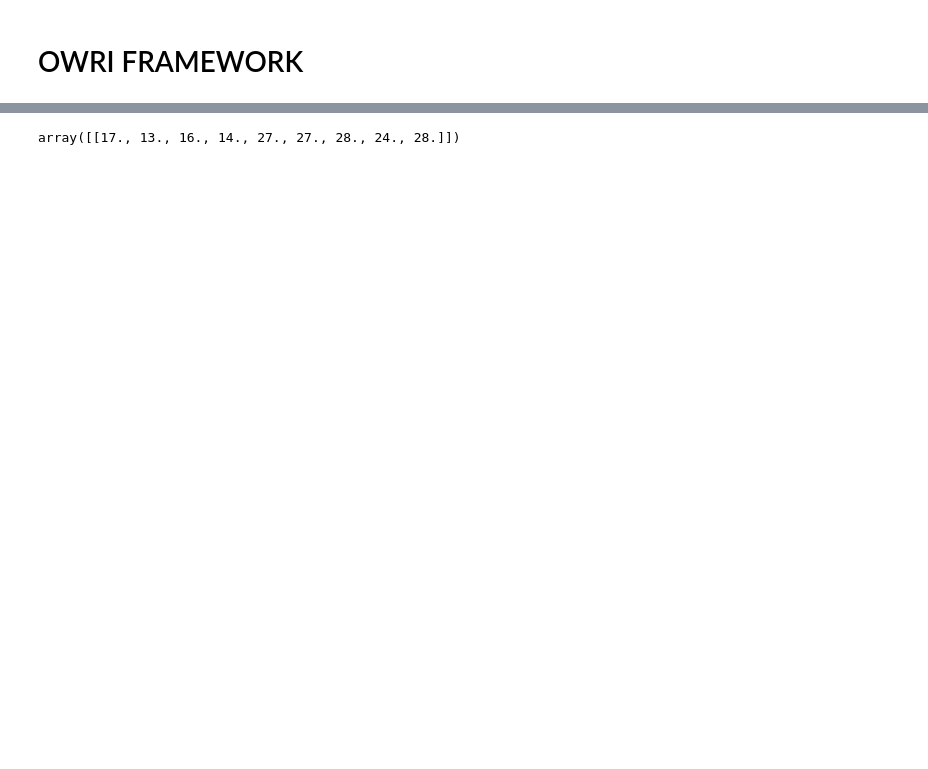
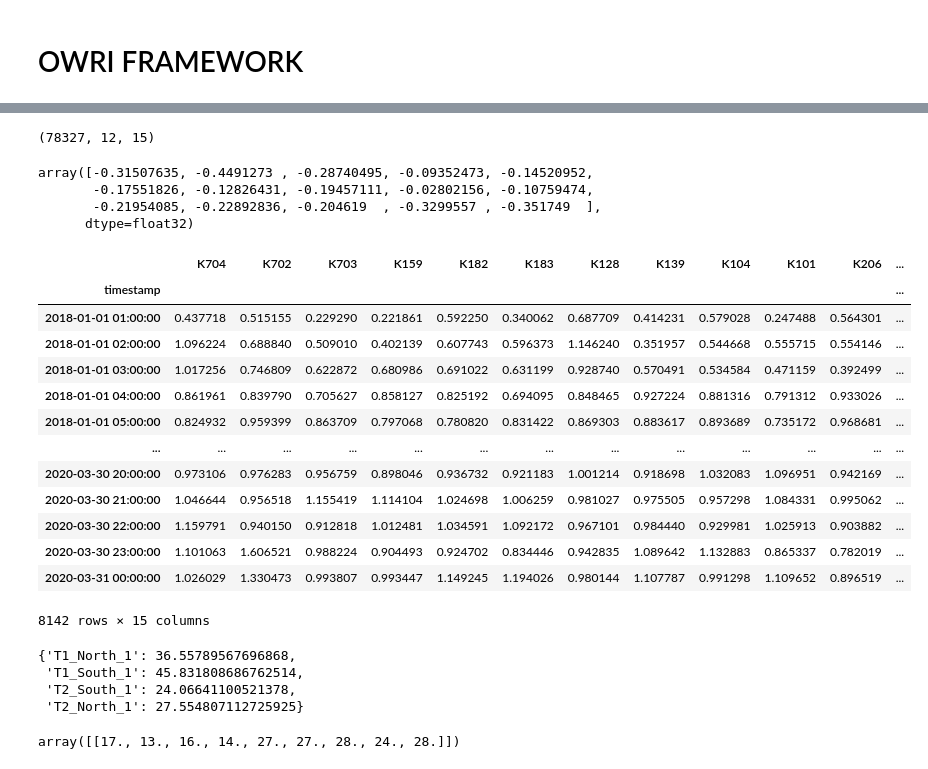
Before and after one commit to himanshudce/OWRI, a Jupyter notebook: notebooks/LSTM_multivariate_Pytorch.ipynb, the cells around one changed output, grey strips where cells are left out. Cells and saved outputs as stored; diff of their text form; code cells hidden in the pictures; blank space fills up the shorter version.

```diff
--- a/notebooks/LSTM_multivariate_Pytorch.ipynb
+++ b/notebooks/LSTM_multivariate_Pytorch.ipynb
@@ -55,6 +55,17 @@ def merge_trejectory_data(results, trajectory, direction):
         data = pd.merge(data, intersection, left_index=True, right_index=True, how='outer')
     data.dropna(inplace=True)
     return data
+# %%
+def add_top_corr_features(data, top_corr_df):
+    arr1 = []
+    for i in range(data.shape[0]):
+        arr2 = []
+        for j in range(data.shape[1]):
+            temp = data[i][j].reshape(-1,1) * top_corr_df.values
+            temp = temp.reshape(-1)
+            arr2.append(temp)
+        arr1.append(np.array(arr2))
+    return np.array(arr1)
 # %%
 def preprocess_df(df,top_corr_df, n_obs, n_features, sequence_length):
     #do scaling:
@@ -71,7 +82,12 @@ def preprocess_df(df,top_corr_df, n_obs, n_features, sequence_length):
     train_X = train_X.reshape((train_X.shape[0], sequence_length, n_features))
     test_X = test_X.reshape((test_X.shape[0], sequence_length, n_features))
 
-    # # add top correlated features
+    # add top correlated features weighted sum
+    train_X = add_top_corr_features(train_X, top_corr_df)
+    test_X = add_top_corr_features(test_X, top_corr_df)
+
+
+    # # add top correlated features as it is
     # corr_array = top_corr_df.values
     # corr_tiled_train = np.tile(corr_array, (train_X.shape[0], sequence_length, 1, 1))
     # corr_tiled_test = np.tile(corr_array, (test_X.shape[0], sequence_length, 1, 1))
@@ -183,9 +199,10 @@ def preprocess_df_2(df,ae_score):
     return weighted_df
 # %%
 # declare variables
-thresholds = [1]
-epoch = 50
-batch_size = 32
+thresholds = [0,0.25,0.5,0.75,1]
+# thresholds = [0.5]
+epoch = 100
+batch_size = 64
 learning_rate = 0.1
 hidden_size = 32
 num_layers = 1
@@ -222,10 +239,11 @@ for trajectory in results.keys(): # Loop over all trajectories
             top_corr_df = get_top_corr_features(top_corr_df, top_k_col) # get the top k correlated intersections
             n_features = len(df.columns) # number of features (correlated intersections)
             n_obs = sequence_length * n_features # number of columns in the input
-            weighted_df = preprocess_df_2(df,ae_score)
-            reframed = series_to_supervised(weighted_df, sequence_length, output_pred)
+            # weighted_df = preprocess_df_2(df,ae_score)
+            reframed = series_to_supervised(df, sequence_length, output_pred)
             train_X, train_y, test_X, test_y, scl = preprocess_df(reframed,top_corr_df, n_obs, n_features, sequence_length)
             train_X, train_y, test_X, test_y = train_X.astype('float32'), train_y.astype('float32'), test_X.astype('float32'), test_y.astype('float32')
+
 
             # # # ------------------------------------ modelling ---------------------------------------------- #
             # define model, loss function and optimizer
@@ -263,0 +369,28 @@ Starting threshold: 1
+# %%
+train_X.shape
+# %% [output]
+(78327, 12, 15)
+# %%
+train_X[0][0]
+# %% [output]
+array([-0.31507635, -0.4491273 , -0.28740495, -0.09352473, -0.14520952,
+       -0.17551826, -0.12826431, -0.19457111, -0.02802156, -0.10759474,
+       -0.21954085, -0.22892836, -0.204619  , -0.3299557 , -0.351749  ],
+      dtype=float32)
+# %%
+ae_score
+# %% [output]
+|  | K704 | K702 | K703 | K159 | K182 | K183 | K128 | K139 | K104 | K101 | K206 | ... |
+| timestamp |  |  |  |  |  |  |  |  |  |  |  | ... |
+| 2018-01-01 01:00:00 | 0.437718 | 0.515155 | 0.229290 | 0.221861 | 0.592250 | 0.340062 | 0.687709 | 0.414231 | 0.579028 | 0.247488 | 0.564301 | ... |
+| 2018-01-01 02:00:00 | 1.096224 | 0.688840 | 0.509010 | 0.402139 | 0.607743 | 0.596373 | 1.146240 | 0.351957 | 0.544668 | 0.555715 | 0.554146 | ... |
+| 2018-01-01 03:00:00 | 1.017256 | 0.746809 | 0.622872 | 0.680986 | 0.691022 | 0.631199 | 0.928740 | 0.570491 | 0.534584 | 0.471159 | 0.392499 | ... |
+| 2018-01-01 04:00:00 | 0.861961 | 0.839790 | 0.705627 | 0.858127 | 0.825192 | 0.694095 | 0.848465 | 0.927224 | 0.881316 | 0.791312 | 0.933026 | ... |
+| 2018-01-01 05:00:00 | 0.824932 | 0.959399 | 0.863709 | 0.797068 | 0.780820 | 0.831422 | 0.869303 | 0.883617 | 0.893689 | 0.735172 | 0.968681 | ... |
+| ... | ... | ... | ... | ... | ... | ... | ... | ... | ... | ... | ... | ... |
+| 2020-03-30 20:00:00 | 0.973106 | 0.976283 | 0.956759 | 0.898046 | 0.936732 | 0.921183 | 1.001214 | 0.918698 | 1.032083 | 1.096951 | 0.942169 | ... |
+| 2020-03-30 21:00:00 | 1.046644 | 0.956518 | 1.155419 | 1.114104 | 1.024698 | 1.006259 | 0.981027 | 0.975505 | 0.957298 | 1.084331 | 0.995062 | ... |
+| 2020-03-30 22:00:00 | 1.159791 | 0.940150 | 0.912818 | 1.012481 | 1.034591 | 1.092172 | 0.967101 | 0.984440 | 0.929981 | 1.025913 | 0.903882 | ... |
+| 2020-03-30 23:00:00 | 1.101063 | 1.606521 | 0.988224 | 0.904493 | 0.924702 | 0.834446 | 0.942835 | 1.089642 | 1.132883 | 0.865337 | 0.782019 | ... |
+| 2020-03-31 00:00:00 | 1.026029 | 1.330473 | 0.993807 | 0.993447 | 1.149245 | 1.194026 | 0.980144 | 1.107787 | 0.991298 | 1.109652 | 0.896519 | ... |
+8142 rows × 15 columns
@@ -264,3 +406,10 @@ Starting threshold: 1
+# %%
+AE_results
+# %% [output]
+{'T1_North_1': 36.55789567696868,
+ 'T1_South_1': 45.831808686762514,
+ 'T2_South_1': 24.06641100521378,
+ 'T2_North_1': 27.554807112725925}
 # %%
 temp1 = df.iloc[0:1].values
 temp1
```
Also changed, not shown: parts of 19 cells of this notebook, 7 other files.
